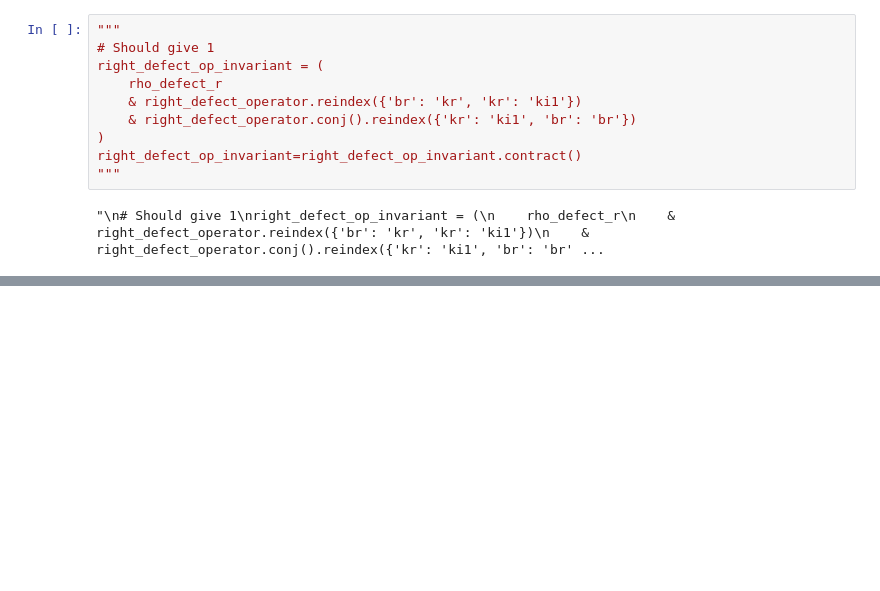
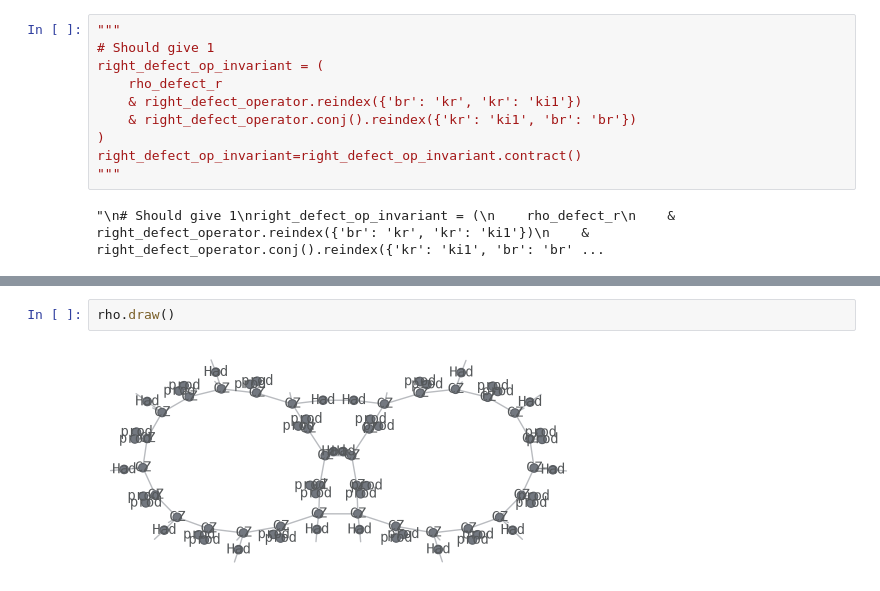
Before and after one commit to kieran-cooney/spt_numerical_classificiation, a Jupyter notebook: code/time_reversal_symmetries/truncating_reduced_density_matrices/mps_optimisation_jw_z_4_tf_system.ipynb, the cells around one changed output, grey strips where cells are left out. Cells and saved outputs as stored; diff of their text form; blank space fills up the shorter version.

```diff
--- a/code/time_reversal_symmetries/truncating_reduced_density_matrices/mps_optimisation_jw_z_4_tf_system.ipynb
+++ b/code/time_reversal_symmetries/truncating_reduced_density_matrices/mps_optimisation_jw_z_4_tf_system.ipynb
@@ -1864,0 +2604,4 @@ right_defect_op_invariant=right_defect_op_invariant.contract()
+# %%
+rho.draw()
+# %% [output]
+[figure, added]
```
Also changed, not shown: parts of 164 cells of this notebook.
